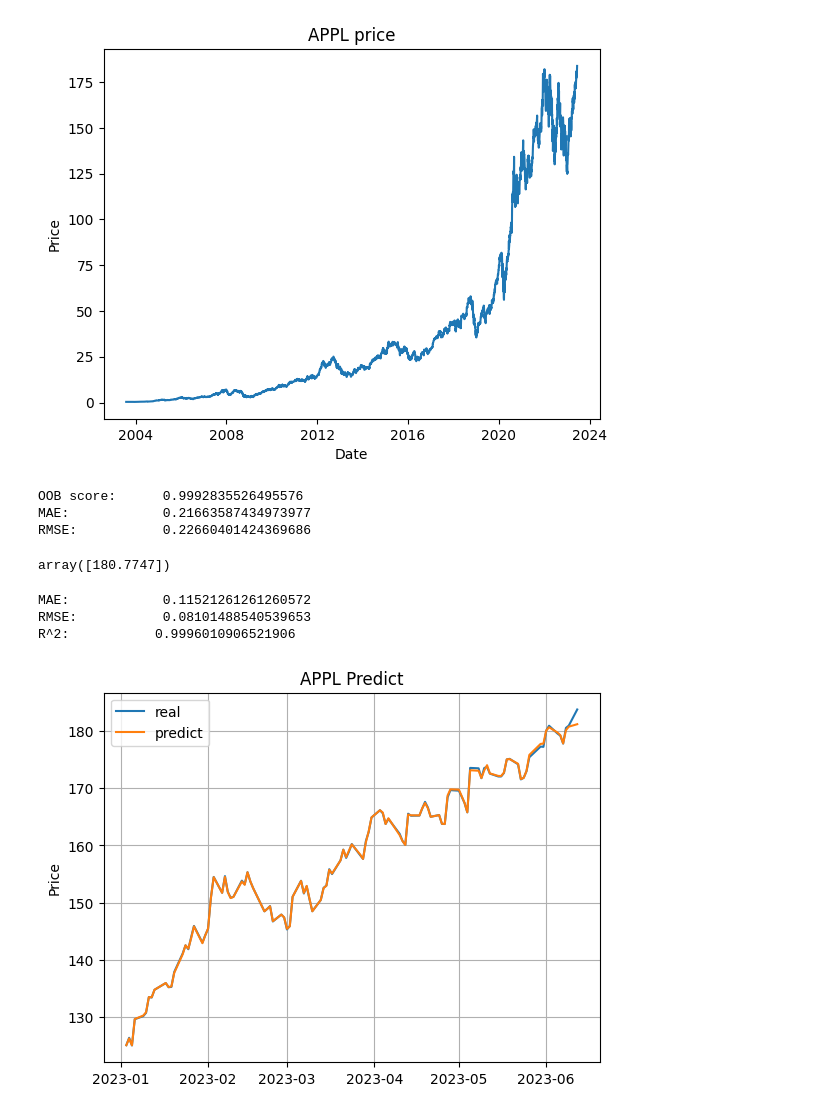
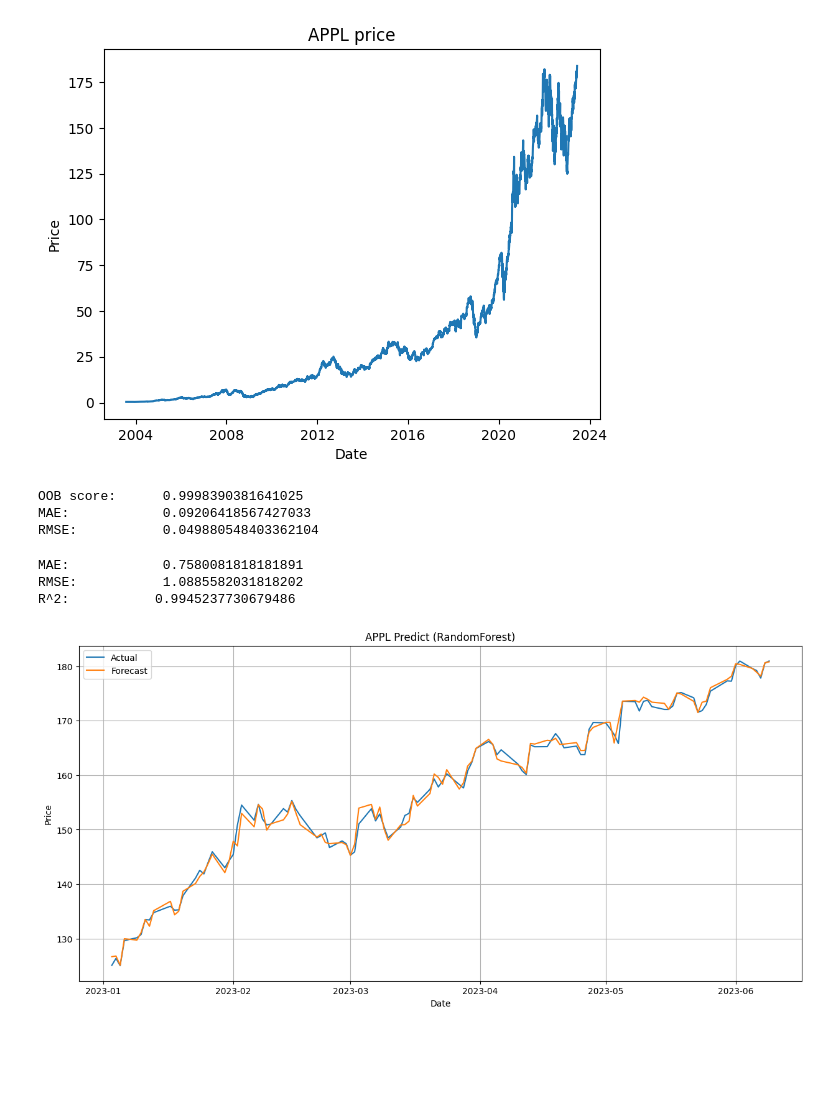
Before and after one commit to HaseongJung/stock-forecasting, a Jupyter notebook: stockPredict.ipynb, the cells around one changed output. Drawn from its saved outputs; the diff is of its cells as text; code cells hidden in the pictures; blank space fills up the shorter version.

```diff
--- a/stockPredict.ipynb
+++ b/stockPredict.ipynb
@@ -128,6 +130,3 @@ appl
 | 2003-08-05 | 0.36 | 0.38 | 0.38 | 0.36 | 249440000.0 | -5.26 |
 | 2003-08-04 | 0.38 | 0.37 | 0.38 | 0.36 | 230120000.0 | 2.70 |
 4999 rows × 6 columns
-# %%
-appl = appl.sort_index()
-appl
@@ -186,46 +170,40 @@ print(f'OOB score:      {rf.oob_score_}')
 print(f'MAE:            {mae_rf}')
 print(f'RMSE:           {mse_rf}')
 # %% [output]
-OOB score:      0.9992835526495576
-MAE:            0.21663587434973977
-RMSE:           0.22660401424369686
+OOB score:      0.9998390381641025
+MAE:            0.09206418567427033
+RMSE:           0.049880548403362104
-# %%
-a = appl.iloc[-1].values
-rf.predict([a])
-# %% [output]
-array([180.7747])
 # %%
 train = appl[appl.index.year < 2023]
 valid = appl[appl.index.year == 2023]
 
-X_train = train.values
-X_valid = valid.values
-y_train = train.iloc[:, 0].values
-y_valid = valid.iloc[:, 0].values
-
-
-train
+X_train = train.iloc[:-1].values
+X_valid = valid.iloc[:-1].values
+y_train = train.iloc[1:, 0].values
+y_valid = valid.iloc[1:, 0].values
 
 rf = RandomForestRegressor(random_state=42)
 rf.fit(X_train, y_train)
 
 yhat = rf.predict(X_valid)
 mae = metrics.mean_absolute_error(y_valid, yhat)
 mse = metrics.mean_squared_error(y_valid, yhat)
 R2 = rf.score(X_valid, y_valid)
 
 print(f'MAE:            {mae}')
 print(f'RMSE:           {mse}')
 print(f'R^2:           {R2}')
 
-plt.plot(pd.to_datetime(valid.index), y_valid)
-plt.plot(pd.to_datetime(valid.index), yhat)
-plt.legend(["real", "predict"])
-plt.title("APPL Predict")
+plt.figure(figsize=(15, 7))
+plt.plot(pd.to_datetime(valid.iloc[1:].index), y_valid)
+plt.plot(pd.to_datetime(valid.iloc[1:].index), yhat)
+plt.legend(["Actual", "Forecast"])
+plt.title("APPL Predict (RandomForest)")
+plt.xlabel("Date")
 plt.ylabel("Price")
 plt.grid()
 # %% [output]
-MAE:            0.11521261261260572
-RMSE:           0.08101488540539653
-R^2:           0.9996010906521906
+MAE:            0.7580081818181891
+RMSE:           1.0885582031818202
+R^2:           0.9945237730679486
-[figure, old version]
+[figure, new version]
```
Also changed, not shown: parts of 18 cells of this notebook, 1 other file.
